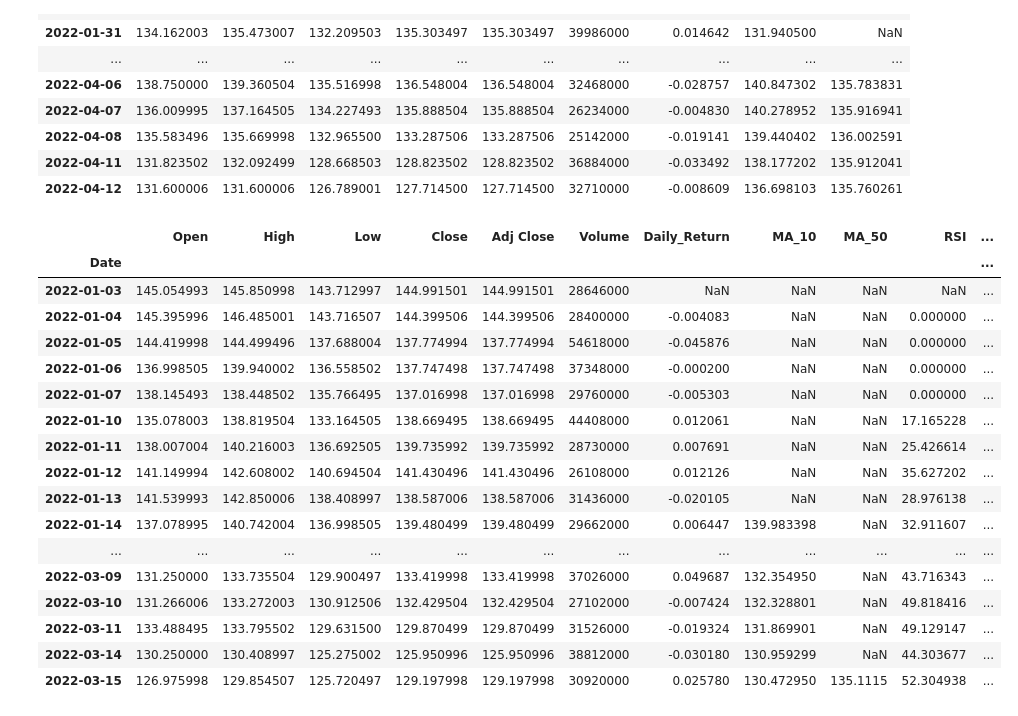
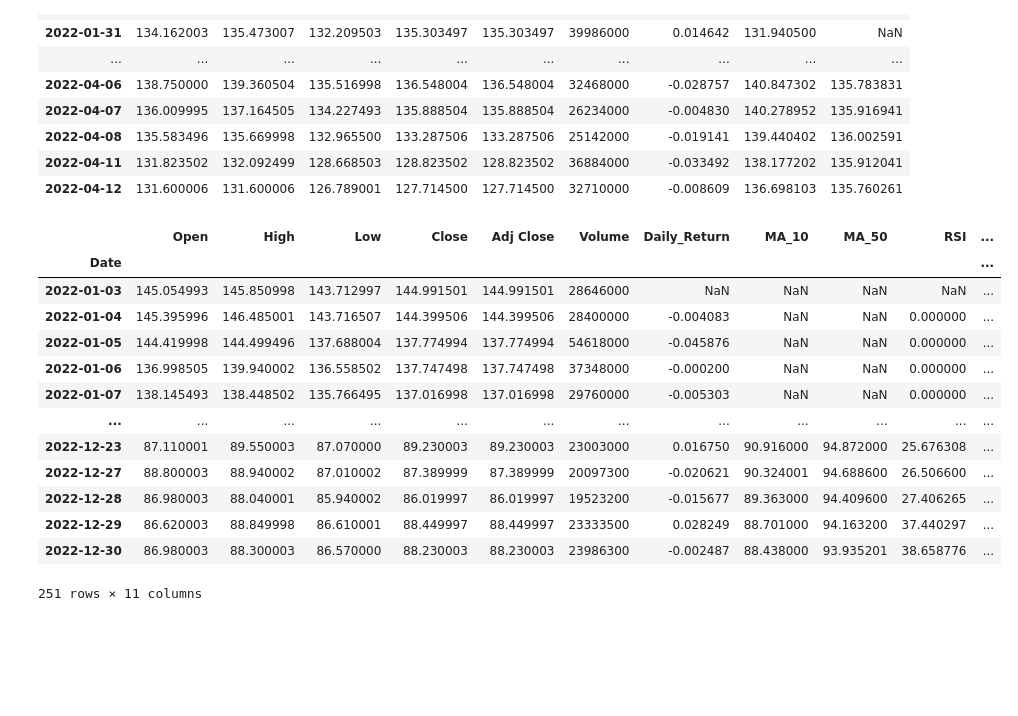
Before and after one commit to JWL5/Stock-model, a Jupyter notebook: stock.ipynb, the cells around one changed output. Saved outputs shown, nothing was run; the diff lists cells and outputs as text; code cells hidden in the pictures; blank space fills up the shorter version.

```diff
--- a/stock.ipynb
+++ b/stock.ipynb
@@ -106,29 +106,25 @@ def calculate_rsi(data, window=14):
 # %%
 # Calculate the relative strength index (RSI) as another feature
 
 data["RSI"] = calculate_rsi(data["Close"], window=14)
 
 # Create a target variable indicating whether the next day's price will increase or decrease
 data["Next_Day_Price_Up"] = (data["Close"].shift(-1) > data["Close"]).astype(int)
 
 # Display the cleaned and preprocessed data
-data[0:50]
+data
 # %% [output]
 |  | Open | High | Low | Close | Adj Close | Volume | Daily_Return | MA_10 | MA_50 | RSI | ... |
 | Date |  |  |  |  |  |  |  |  |  |  | ... |
 | 2022-01-03 | 145.054993 | 145.850998 | 143.712997 | 144.991501 | 144.991501 | 28646000 | NaN | NaN | NaN | NaN | ... |
 | 2022-01-04 | 145.395996 | 146.485001 | 143.716507 | 144.399506 | 144.399506 | 28400000 | -0.004083 | NaN | NaN | 0.000000 | ... |
 | 2022-01-05 | 144.419998 | 144.499496 | 137.688004 | 137.774994 | 137.774994 | 54618000 | -0.045876 | NaN | NaN | 0.000000 | ... |
 | 2022-01-06 | 136.998505 | 139.940002 | 136.558502 | 137.747498 | 137.747498 | 37348000 | -0.000200 | NaN | NaN | 0.000000 | ... |
 | 2022-01-07 | 138.145493 | 138.448502 | 135.766495 | 137.016998 | 137.016998 | 29760000 | -0.005303 | NaN | NaN | 0.000000 | ... |
-| 2022-01-10 | 135.078003 | 138.819504 | 133.164505 | 138.669495 | 138.669495 | 44408000 | 0.012061 | NaN | NaN | 17.165228 | ... |
-| 2022-01-11 | 138.007004 | 140.216003 | 136.692505 | 139.735992 | 139.735992 | 28730000 | 0.007691 | NaN | NaN | 25.426614 | ... |
-| 2022-01-12 | 141.149994 | 142.608002 | 140.694504 | 141.430496 | 141.430496 | 26108000 | 0.012126 | NaN | NaN | 35.627202 | ... |
-| 2022-01-13 | 141.539993 | 142.850006 | 138.408997 | 138.587006 | 138.587006 | 31436000 | -0.020105 | NaN | NaN | 28.976138 | ... |
-| 2022-01-14 | 137.078995 | 140.742004 | 136.998505 | 139.480499 | 139.480499 | 29662000 | 0.006447 | 139.983398 | NaN | 32.911607 | ... |
 | ... | ... | ... | ... | ... | ... | ... | ... | ... | ... | ... | ... |
-| 2022-03-09 | 131.250000 | 133.735504 | 129.900497 | 133.419998 | 133.419998 | 37026000 | 0.049687 | 132.354950 | NaN | 43.716343 | ... |
-| 2022-03-10 | 131.266006 | 133.272003 | 130.912506 | 132.429504 | 132.429504 | 27102000 | -0.007424 | 132.328801 | NaN | 49.818416 | ... |
-| 2022-03-11 | 133.488495 | 133.795502 | 129.631500 | 129.870499 | 129.870499 | 31526000 | -0.019324 | 131.869901 | NaN | 49.129147 | ... |
-| 2022-03-14 | 130.250000 | 130.408997 | 125.275002 | 125.950996 | 125.950996 | 38812000 | -0.030180 | 130.959299 | NaN | 44.303677 | ... |
-| 2022-03-15 | 126.975998 | 129.854507 | 125.720497 | 129.197998 | 129.197998 | 30920000 | 0.025780 | 130.472950 | 135.1115 | 52.304938 | ... |
+| 2022-12-23 | 87.110001 | 89.550003 | 87.070000 | 89.230003 | 89.230003 | 23003000 | 0.016750 | 90.916000 | 94.872000 | 25.676308 | ... |
+| 2022-12-27 | 88.800003 | 88.940002 | 87.010002 | 87.389999 | 87.389999 | 20097300 | -0.020621 | 90.324001 | 94.688600 | 26.506600 | ... |
+| 2022-12-28 | 86.980003 | 88.040001 | 85.940002 | 86.019997 | 86.019997 | 19523200 | -0.015677 | 89.363000 | 94.409600 | 27.406265 | ... |
+| 2022-12-29 | 86.620003 | 88.849998 | 86.610001 | 88.449997 | 88.449997 | 23333500 | 0.028249 | 88.701000 | 94.163200 | 37.440297 | ... |
+| 2022-12-30 | 86.980003 | 88.300003 | 86.570000 | 88.230003 | 88.230003 | 23986300 | -0.002487 | 88.438000 | 93.935201 | 38.658776 | ... |
+251 rows × 11 columns
```
Also changed, not shown: parts of 9 cells of this notebook.
